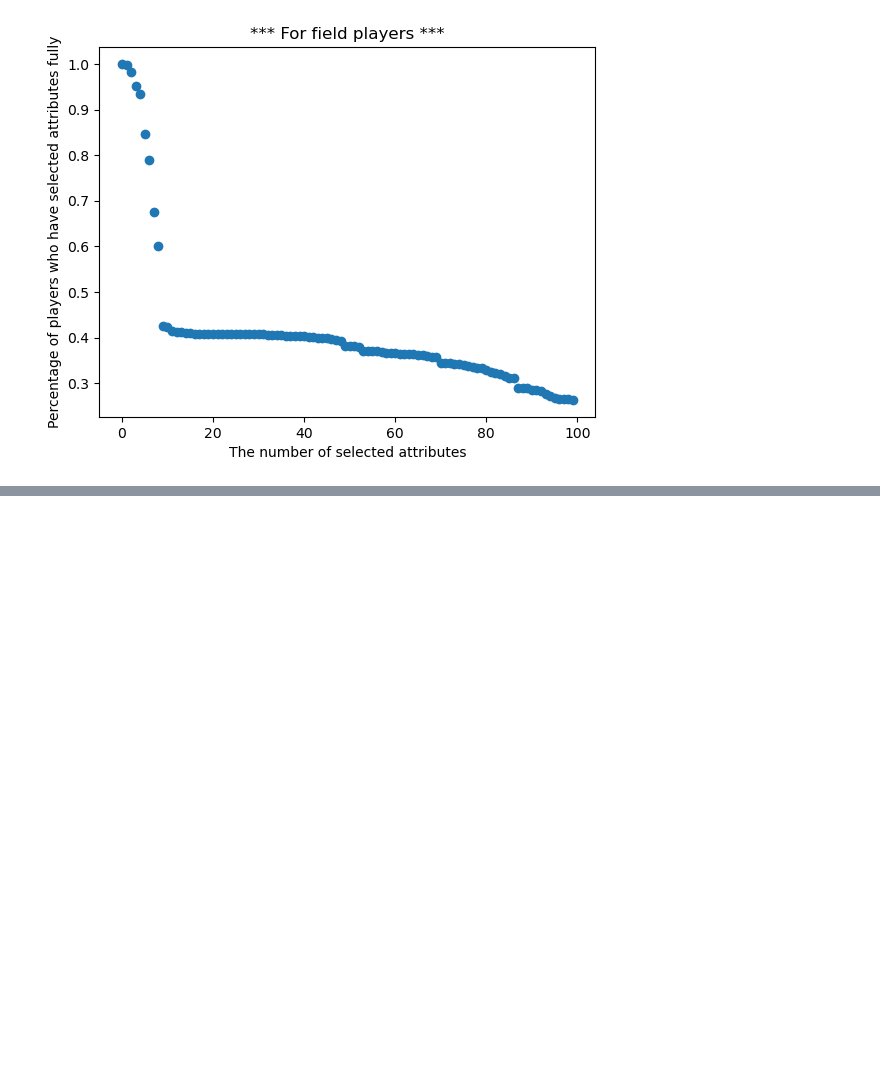
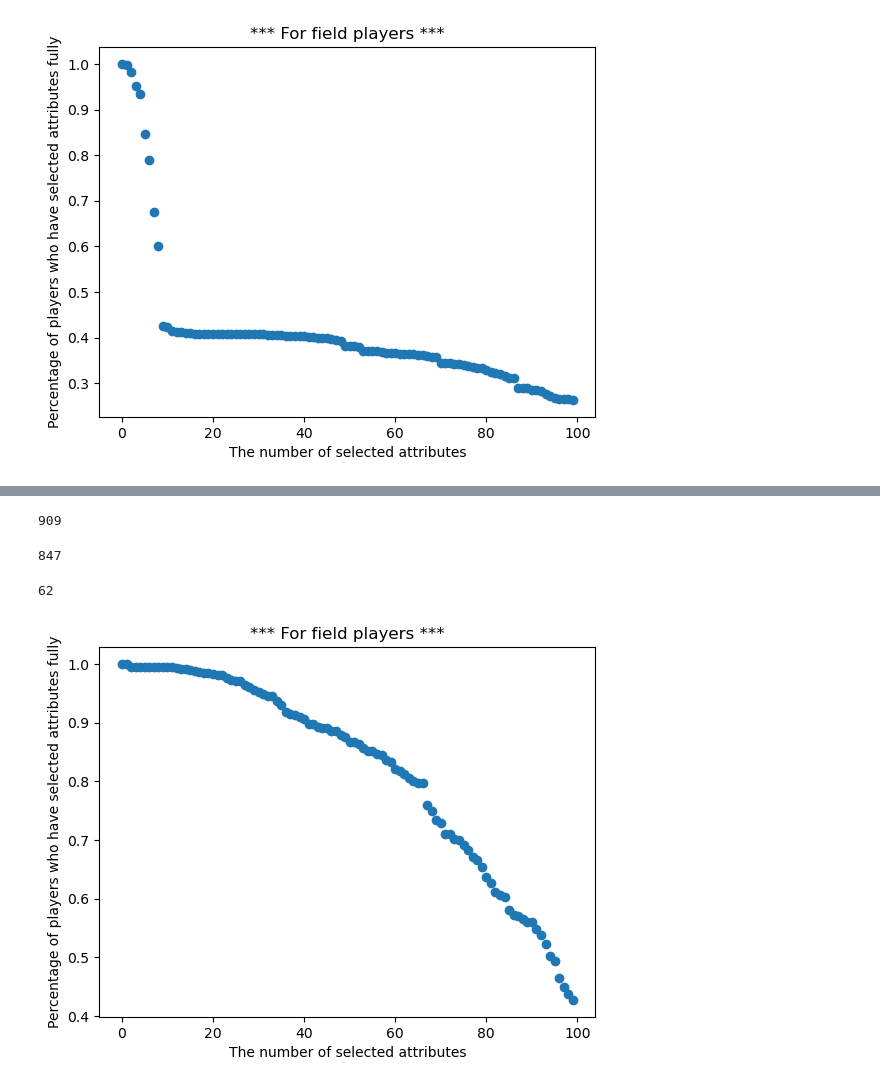
Before and after one commit to vitality1994/Premier_League_match_prediction, a Jupyter notebook: Analysis/Selecting_official_attributes.ipynb, the cells around one changed output, grey strips where cells are left out. Cells and saved outputs as stored; diff of their text form; code cells hidden in the pictures; blank space fills up the shorter version.

```diff
--- a/Analysis/Selecting_official_attributes.ipynb
+++ b/Analysis/Selecting_official_attributes.ipynb
@@ -285,0 +238,32 @@ plt.show()
+# %%
+list_merged_data = []
+
+for key, value in merged_data.items():
+
+    list_merged_data.append({key:value})
+# %%
+# 2015-16 seaon id is 42.
+filtered_merged_data = list(filter(lambda x: len(set(list(x.values())[0]['seasons'])&set(map(lambda x: str(x), range(40))))==0, list_merged_data))
+# %%
+len(filtered_merged_data)
+# %% [output]
+909
+# %%
+with open('test.json', "w") as json_file:
+    # Iterate over each dictionary in the list
+    for item in filtered_merged_data:
+        # Convert the dictionary to a JSON string
+        json_string = json.dumps(item)
+        # Write the JSON string to the file followed by a newline character
+        json_file.write(json_string + "\n")
+# %%
+file_path = '/Users/jooyong/github_locals/Premier_League_match_prediction/Analysis/test.json'
+
+data_dict = {}
+
+with open(file_path, "r") as json_file:
+    # Read each line of the file
+    for line in json_file:
+        # Parse the JSON object from the line and append it to the list
+        data = json.loads(line)
+        data_dict[list(data.keys())[0]] = list(data.values())[0]
@@ -285,0 +291,19 @@ plt.show()
+# %%
+count_field
+# %% [output]
+847
+# %%
+count_keeper
+# %% [output]
+62
+# %%
+temp = percent_players_has_selected_atts(data_dict, 'field')
+x_values = list(temp.keys())
+y_values = list(temp.values())
+plt.scatter(x_values, y_values)
+plt.title('*** For field players ***')
+plt.xlabel('The number of selected attributes')
+plt.ylabel('Percentage of players who have selected attributes fully')
+plt.show()
+# %% [output]
+[figure, added]
```
Also changed, not shown: parts of 14 cells of this notebook, 11 other files.
